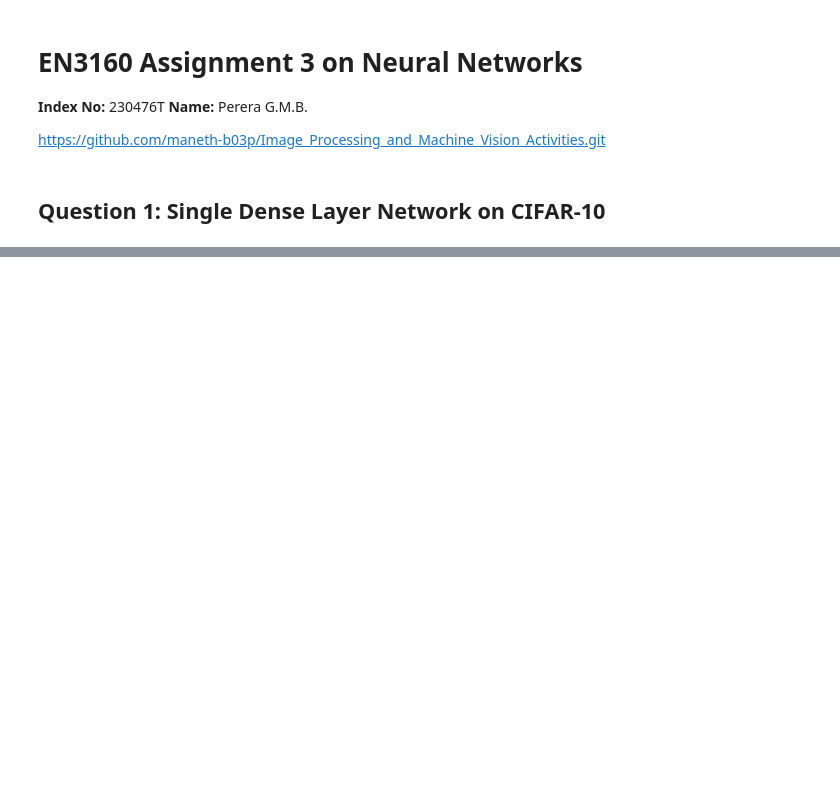
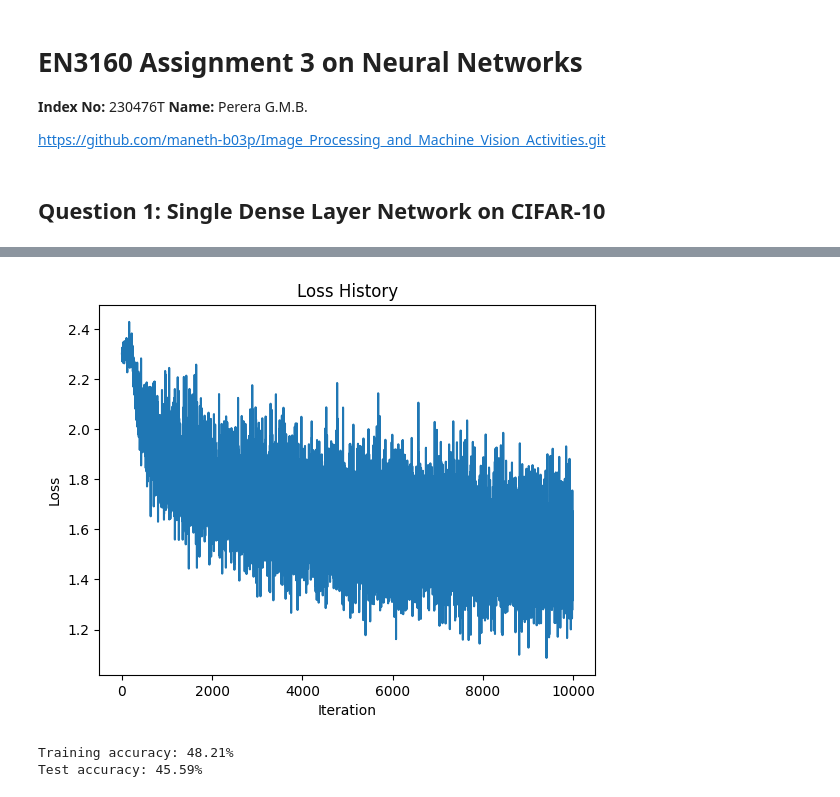
Before and after one commit to maneth-b03p/Image_Processing_and_Machine_Vision_Activities, a Jupyter notebook: Assignment3/230476T_a03.ipynb, the cells around one changed output, grey strips where cells are left out. Cells and saved outputs as stored; diff of their text form; code cells hidden in the pictures; blank space fills up the shorter version.

```diff
--- a/Assignment3/230476T_a03.ipynb
+++ b/Assignment3/230476T_a03.ipynb
@@ -47,7 +47,7 @@ b2 = torch.zeros(K)
 
 # Hyperparameters
 iterations = 10
-lr = 2e-6  # Learning rate
+lr = 8e-2  # Learning rate
 lr_decay = 0.9  # Learning rate decay
 reg = 0  # Regularization
 loss_history = []
@@ -66,8 +66,8 @@ for t in range(iterations):
         a_0 = x_train.mm(w1) + b1
         a_1 = torch.sigmoid(a_0)
         z = a_1.mm(w2) + b2
-        z_max = torch.max(z, keepdim=True).values
-        y_pred = torch.exp(z-z_max)/torch.sum(torch.exp(z-z_max), keepdim=True)
+        z_max = torch.max(z, dim=-1, keepdim=True).values
+        y_pred = torch.exp(z-z_max)/torch.sum(torch.exp(z-z_max), dim=-1, keepdim=True)
 
         loss = -(1 / Ntr) * torch.sum(y_train_onehot * torch.log(y_pred + 1e-15)) + reg * (torch.sum(w1 ** 2) + torch.sum(w2 ** 2))
 
@@ -157,0 +167,3 @@ KeyboardInterrupt:
+[figure, added]
+Training accuracy: 48.21%
+Test accuracy: 45.59%
```
Also changed, not shown: parts of 1 cell of this notebook, 2 other files.
